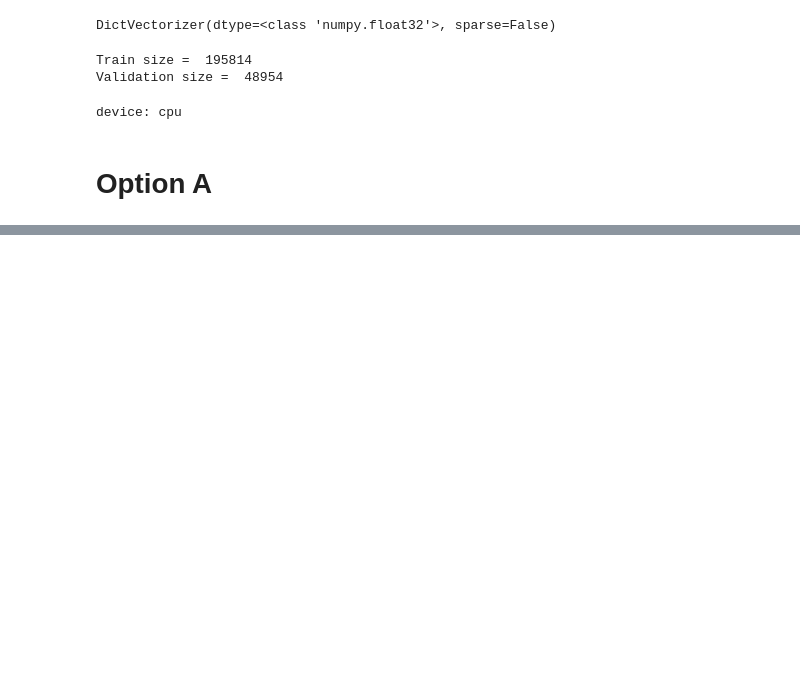
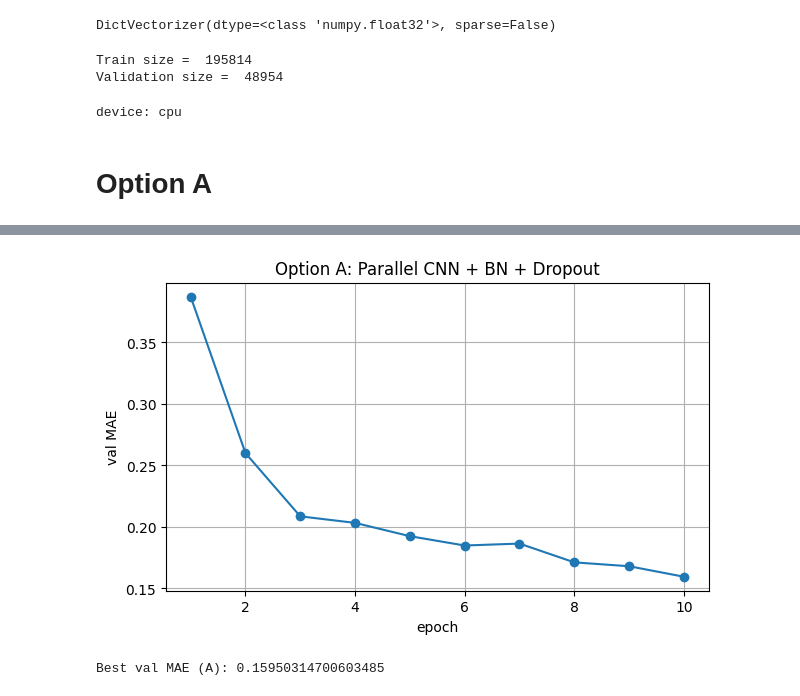
Before and after one commit to sayanarii/shad_nlp_course, a Jupyter notebook: week02_classification/homework_part2.ipynb, the cells around one changed output, grey strips where cells are left out. Drawn from its saved outputs; the diff is of its cells as text; code cells hidden in the pictures; blank space fills up the shorter version.

```diff
--- a/week02_classification/homework_part2.ipynb
+++ b/week02_classification/homework_part2.ipynb
@@ -522,0 +404,16 @@ fig.show()
+# %%
+def plot_history(history, title=""):
+    epochs = np.arange(1, len(history["val_mae"]) + 1)
+    plt.figure(figsize=(7, 4))
+    plt.plot(epochs, history["val_mae"], marker="o")
+    plt.xlabel("epoch")
+    plt.ylabel("val MAE")
+    plt.title(title or "Validation MAE")
+    plt.grid(True)
+    plt.show()
+# %%
+plot_history(hist_a, "Option A: Parallel CNN + BN + Dropout")
+print("Best val MAE (A):", eval_mae(model_a, data_val))
+# %% [output]
+[figure, added]
+Best val MAE (A): 0.15950314700603485
```
Also changed, not shown: parts of 2 cells of this notebook.
